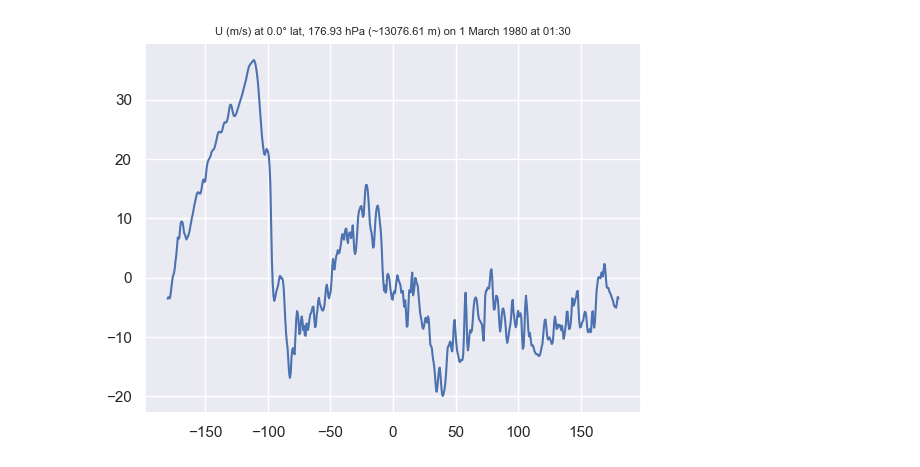
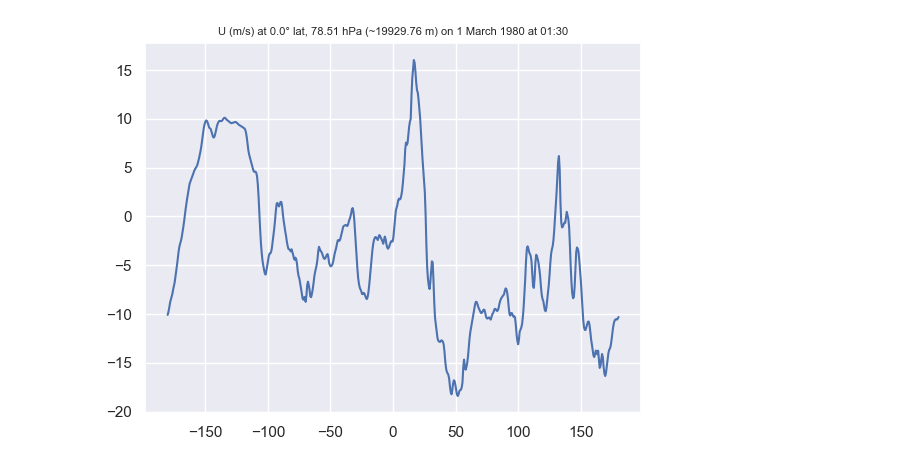
Before and after one commit to BhavyeMathur/wind-prediction-merra2, a Jupyter notebook: wind-prediction/WindGraphs - Core.ipynb, the cells around one changed output. Cells and saved outputs as stored; diff of their text form; code cells hidden in the pictures.

```diff
--- a/wind-prediction/WindGraphs - Core.ipynb
+++ b/wind-prediction/WindGraphs - Core.ipynb
@@ -2,9 +2,9 @@
 from plot import *
 # %%
 plot_variable_at_time_level_and_latitude_vs_longitude("MERRA2_100.tavg3_3d_asm_Nv.19800301.nc4", "U",
-                                                      time=0, level=71-30, latitude=180)
+                                                      time=0, level=71 - 36 + 1, latitude=180)
 # %% [output]
-[figure, old version]
+[figure, new version]
 # %%
 %matplotlib notebook
 slider = plot_interactive_contour_at_time("MERRA2_100.tavg3_3d_asm_Nv.19800101.nc4", "U",
```
Also changed, not shown: 6 other files.
